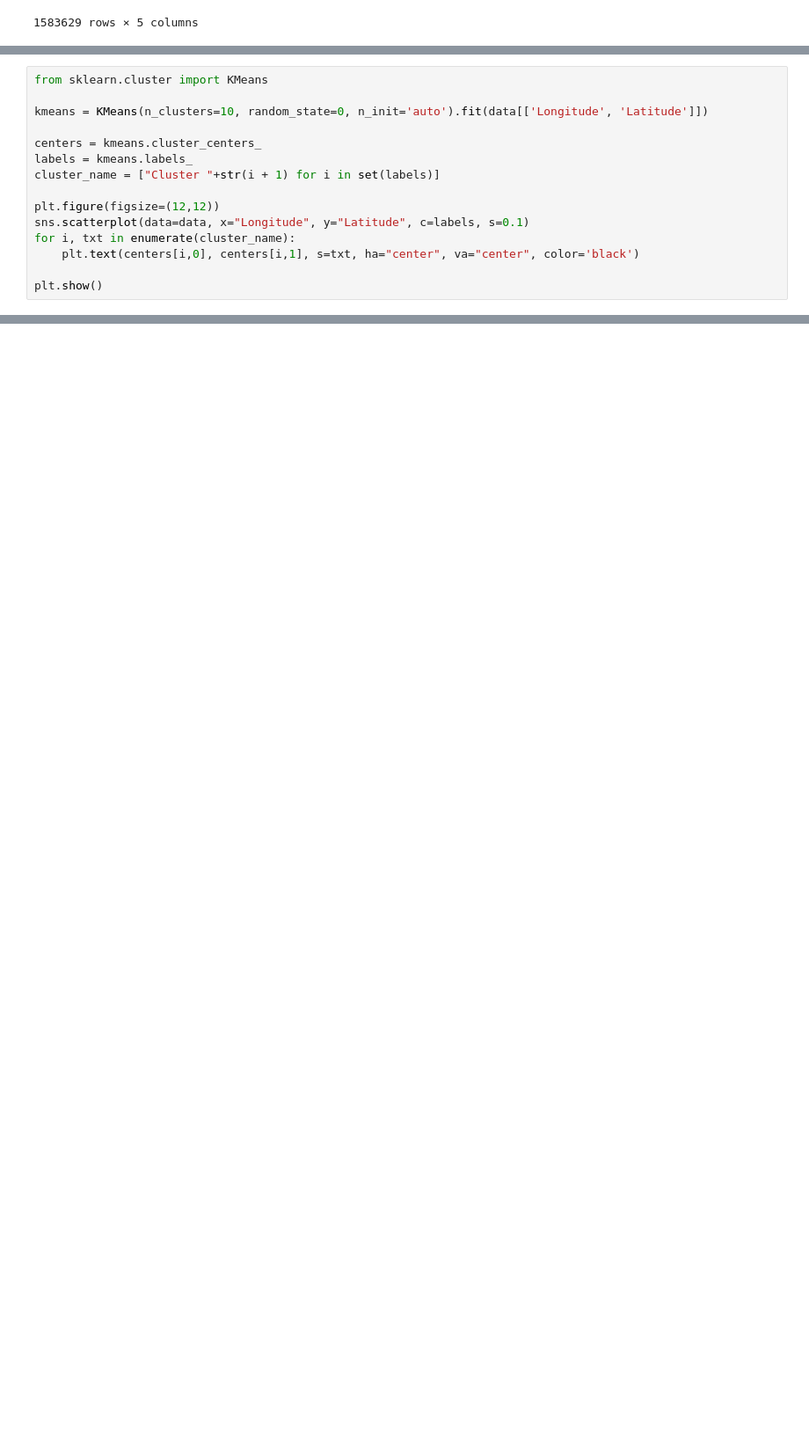
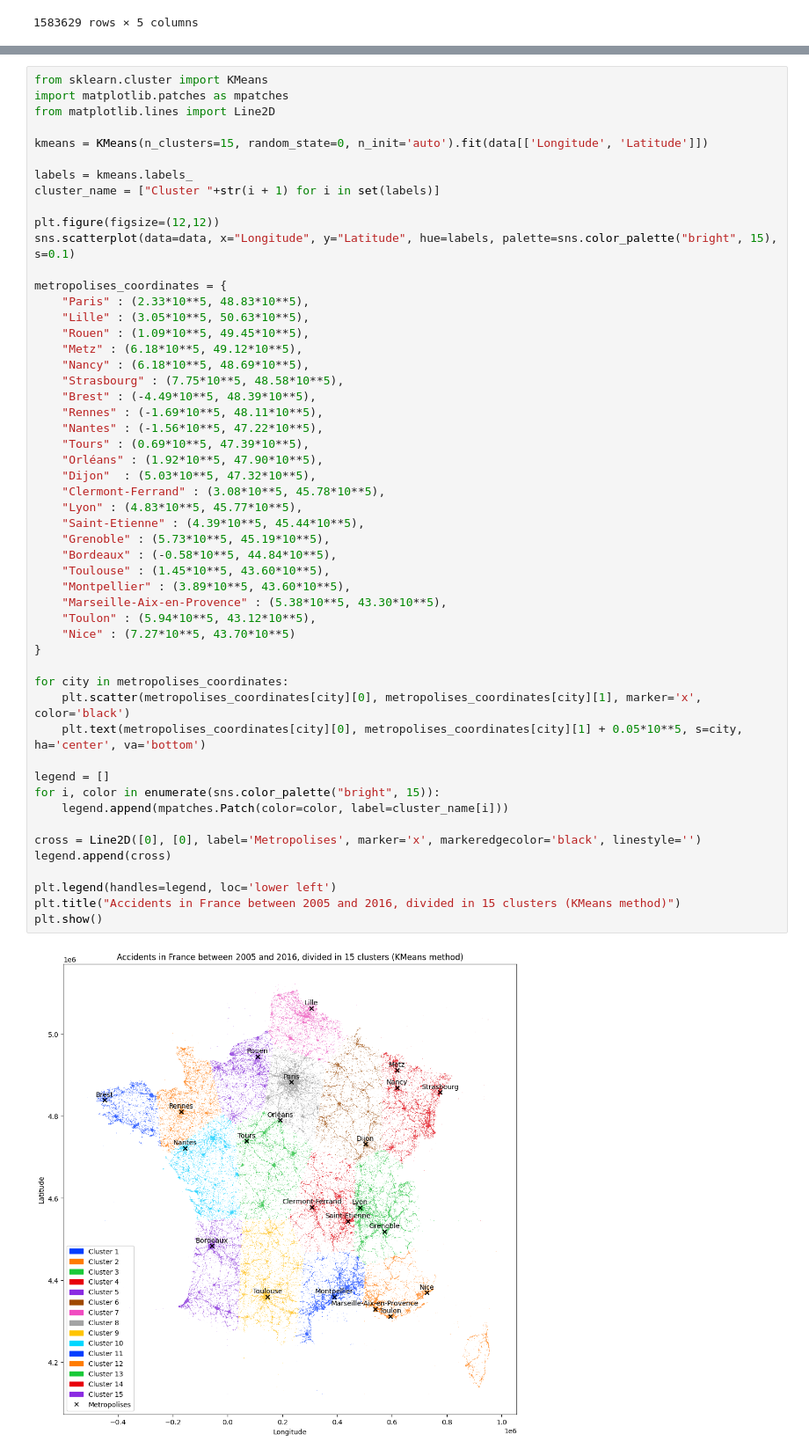
Before and after one commit to JulienML/AccidentsInFrance, a Jupyter notebook: Part2 - Clusters.ipynb, the cells around one changed output, grey strips where cells are left out. Shown at 88% size. Saved outputs shown, nothing was run; the diff lists cells and outputs as text; blank space fills up the shorter version.

```diff
--- a/Part2 - Clusters.ipynb
+++ b/Part2 - Clusters.ipynb
@@ -69,15 +59,0 @@ plt.show()
-# %%
-from sklearn.cluster import KMeans
-
-kmeans = KMeans(n_clusters=10, random_state=0, n_init='auto').fit(data[['Longitude', 'Latitude']])
-
-centers = kmeans.cluster_centers_
-labels = kmeans.labels_
-cluster_name = ["Cluster "+str(i + 1) for i in set(labels)]
-
-plt.figure(figsize=(12,12))
-sns.scatterplot(data=data, x="Longitude", y="Latitude", c=labels, s=0.1)
-for i, txt in enumerate(cluster_name):
-    plt.text(centers[i,0], centers[i,1], s=txt, ha="center", va="center", color='black')
-
-plt.show()
@@ -85,0 +70,54 @@ plt.show()
+# %%
+from sklearn.cluster import KMeans
+import matplotlib.patches as mpatches
+from matplotlib.lines import Line2D
+
+kmeans = KMeans(n_clusters=15, random_state=0, n_init='auto').fit(data[['Longitude', 'Latitude']])
+
+labels = kmeans.labels_
+cluster_name = ["Cluster "+str(i + 1) for i in set(labels)]
+
+plt.figure(figsize=(12,12))
+sns.scatterplot(data=data, x="Longitude", y="Latitude", hue=labels, palette=sns.color_palette("bright", 15), s=0.1)
+
+metropolises_coordinates = {
+    "Paris" : (2.33*10**5, 48.83*10**5),
+    "Lille" : (3.05*10**5, 50.63*10**5),
+    "Rouen" : (1.09*10**5, 49.45*10**5),
+    "Metz" : (6.18*10**5, 49.12*10**5),
+    "Nancy" : (6.18*10**5, 48.69*10**5),
+    "Strasbourg" : (7.75*10**5, 48.58*10**5),
+    "Brest" : (-4.49*10**5, 48.39*10**5),
+    "Rennes" : (-1.69*10**5, 48.11*10**5),
+    "Nantes" : (-1.56*10**5, 47.22*10**5),
+    "Tours" : (0.69*10**5, 47.39*10**5),
+    "Orléans" : (1.92*10**5, 47.90*10**5),
+    "Dijon"  : (5.03*10**5, 47.32*10**5),
+    "Clermont-Ferrand" : (3.08*10**5, 45.78*10**5),
+    "Lyon" : (4.83*10**5, 45.77*10**5),
+    "Saint-Etienne" : (4.39*10**5, 45.44*10**5),
+    "Grenoble" : (5.73*10**5, 45.19*10**5),
+    "Bordeaux" : (-0.58*10**5, 44.84*10**5),
+    "Toulouse" : (1.45*10**5, 43.60*10**5),
+    "Montpellier" : (3.89*10**5, 43.60*10**5),
+    "Marseille-Aix-en-Provence" : (5.38*10**5, 43.30*10**5),
+    "Toulon" : (5.94*10**5, 43.12*10**5),
+    "Nice" : (7.27*10**5, 43.70*10**5)
+}
+
+for city in metropolises_coordinates:
+    plt.scatter(metropolises_coordinates[city][0], metropolises_coordinates[city][1], marker='x', color='black')
+    plt.text(metropolises_coordinates[city][0], metropolises_coordinates[city][1] + 0.05*10**5, s=city, ha='center', va='bottom')
+
+legend = []
+for i, color in enumerate(sns.color_palette("bright", 15)):
+    legend.append(mpatches.Patch(color=color, label=cluster_name[i]))
+
+cross = Line2D([0], [0], label='Metropolises', marker='x', markeredgecolor='black', linestyle='')
+legend.append(cross)
+
+plt.legend(handles=legend, loc='lower left')
+plt.title("Accidents in France between 2005 and 2016, divided in 15 clusters (KMeans method)")
+plt.show()
+# %% [output]
+[figure, added]
```
Also changed, not shown: parts of 8 cells of this notebook.
